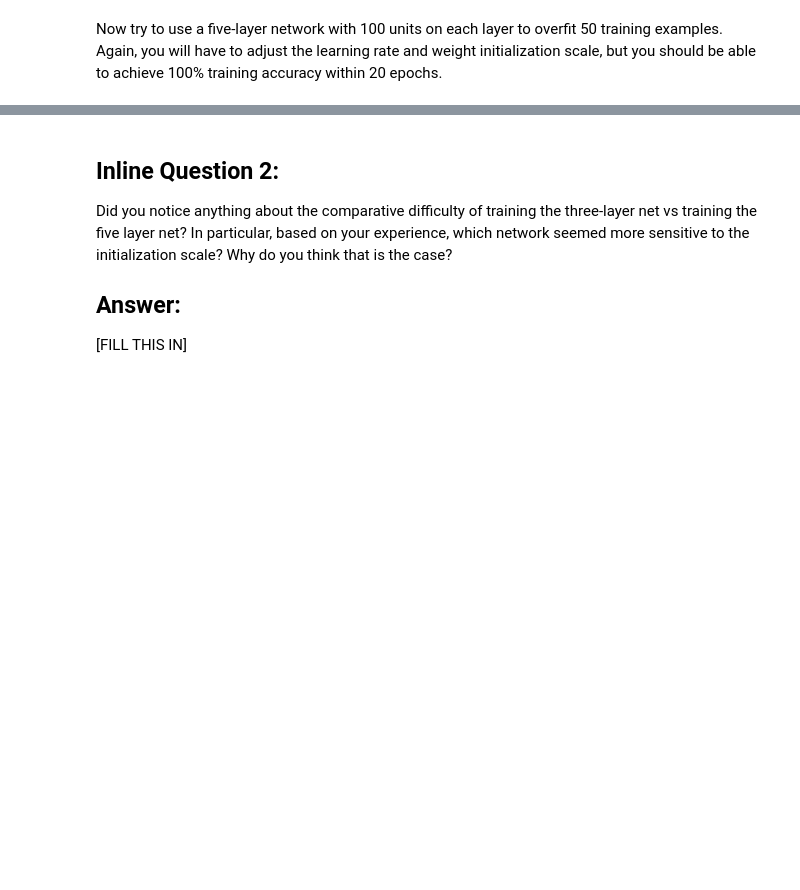
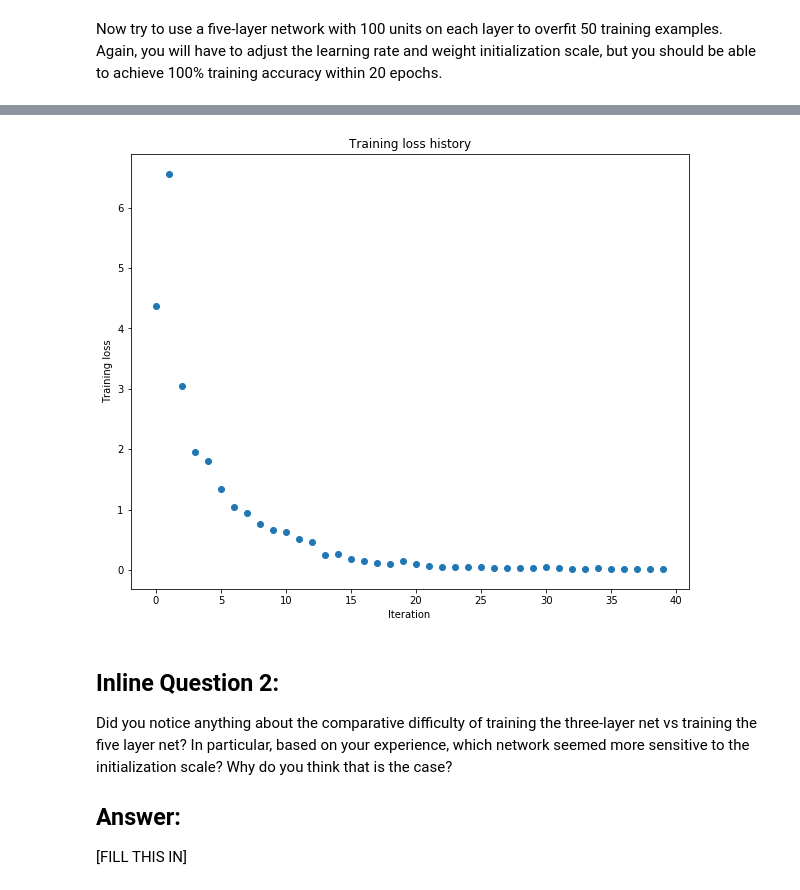
Before and after one commit to mebusy/cs231n_stanford, a Jupyter notebook: assignments/assignment2/FullyConnectedNets.ipynb, the cells around one changed output, grey strips where cells are left out. Drawn from its saved outputs; the diff is of its cells as text; code cells hidden in the pictures; blank space fills up the shorter version.

```diff
--- a/assignments/assignment2/FullyConnectedNets.ipynb
+++ b/assignments/assignment2/FullyConnectedNets.ipynb
@@ -467,8 +506,41 @@ small_data = {
   'y_val': data['y_val'],
 }
 
-learning_rate = 2e-3  # Experiment with this!
-weight_scale = 1e-5   # Experiment with this!
+
+"""
+best_loss = 9999999
+best_lr_ws = [0,0]
+
+for lr in  np.linspace(0.0157-0.02, 0.0157+0.02,num=11)  :
+  for ws in  np.linspace(0.045-0.02, 0.045+0.02, num=11) :
+    model = FullyConnectedNet([100, 100, 100, 100],
+                    weight_scale=ws, dtype=np.float64)
+    solver = Solver(model, small_data,
+                    print_every=10,num_epochs=20, batch_size=25,
+                    update_rule='sgd',
+                    optim_config={
+                      'learning_rate': lr,
+                    },
+                    verbose = False
+             )
+    solver.train()
+    mean_loss_history = np.mean(solver.loss_history)
+    print( "lr:{}, ws:{}, loss mean:{}".format( lr, ws, mean_loss_history ) )
+    if  mean_loss_history < best_loss:
+        best_loss = mean_loss_history
+        best_lr_ws = [ lr, ws ]
+
+print( "best loss mean:{}, learning_rate, weight_scale= {}, {}".format( best_loss, *best_lr_ws  ) )
+
+learning_rate = 1e-3  # Experiment with this!
+weight_scale = 1e-3   # Experiment with this!
+
+learning_rate, weight_scale = best_lr_ws
+"""
+
+learning_rate, weight_scale= 0.015699999999999995, 0.049
+#"""
+
 model = FullyConnectedNet([100, 100, 100, 100],
                 weight_scale=weight_scale, dtype=np.float64)
 solver = Solver(model, small_data,
@@ -485,3 +557,4 @@ plt.title('Training loss history')
 plt.xlabel('Iteration')
 plt.ylabel('Training loss')
 plt.show()
+# %% [output]
@@ -488,3 +578,4 @@ plt.show()
+[figure, added]
 # %% [markdown]
 ## Inline Question 2:
 Did you notice anything about the comparative difficulty of training the three-layer net vs training the five layer net? In particular, based on your experience, which network seemed more sensitive to the initialization scale? Why do you think that is the case?
```
Also changed, not shown: parts of 3 cells of this notebook, 2 other files.
